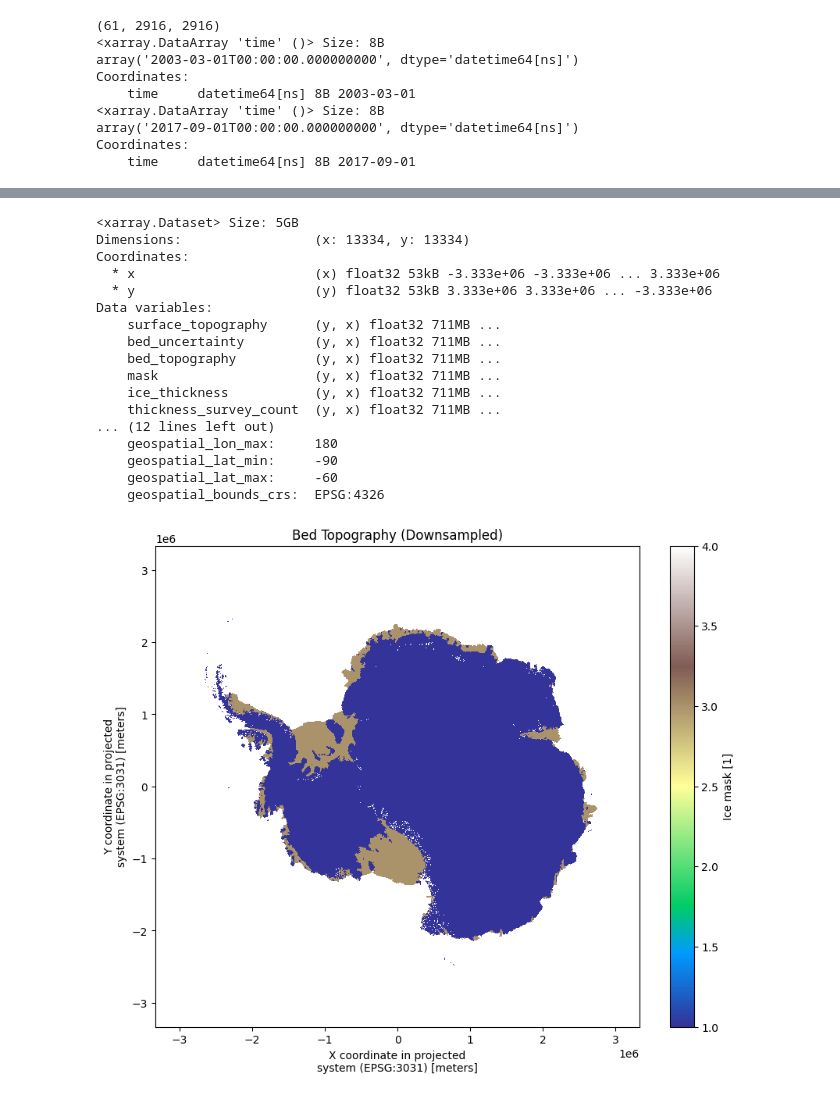
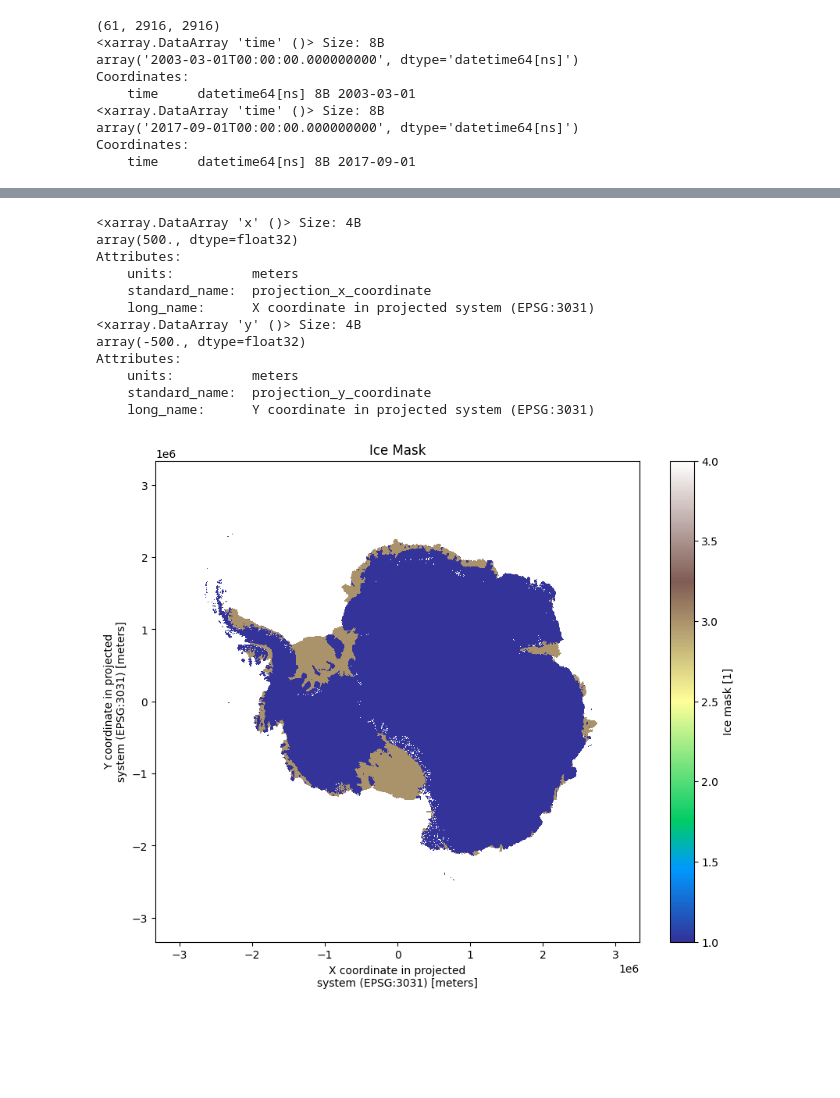
Before and after one commit to isabelle-white/SSH_wind_SI, a Jupyter notebook: mca_shared_izzy/ice_vel_ssh_correl_maps.ipynb, the cells around one changed output, grey strips where cells are left out. Saved outputs shown, nothing was run; the diff lists cells and outputs as text; code cells hidden in the pictures; blank space fills up the shorter version.

```diff
--- a/mca_shared_izzy/ice_vel_ssh_correl_maps.ipynb
+++ b/mca_shared_izzy/ice_vel_ssh_correl_maps.ipynb
@@ -77,37 +77,33 @@ plt.colorbar(mesh_1, ax=ax1, orientation='vertical', label='Melt')
 # %%
-print(bedmap3)
+print(bedmap3['x'][5]-bedmap3['x'][4])
+print(bedmap3['y'][1500]-bedmap3['y'][1499])
 # %% [output]
-<xarray.Dataset> Size: 5GB
-Dimensions:                 (x: 13334, y: 13334)
-Coordinates:
-  * x                       (x) float32 53kB -3.333e+06 -3.333e+06 ... 3.333e+06
-  * y                       (y) float32 53kB 3.333e+06 3.333e+06 ... -3.333e+06
-Data variables:
-    surface_topography      (y, x) float32 711MB ...
-    bed_uncertainty         (y, x) float32 711MB ...
-    bed_topography          (y, x) float32 711MB ...
-    mask                    (y, x) float32 711MB ...
-    ice_thickness           (y, x) float32 711MB ...
-    thickness_survey_count  (y, x) float32 711MB ...
-... (12 lines left out)
-    geospatial_lon_max:     180
-    geospatial_lat_min:     -90
-    geospatial_lat_max:     -60
-    geospatial_bounds_crs:  EPSG:4326
+<xarray.DataArray 'x' ()> Size: 4B
+array(500., dtype=float32)
+Attributes:
+    units:          meters
+    standard_name:  projection_x_coordinate
+    long_name:      X coordinate in projected system (EPSG:3031)
+<xarray.DataArray 'y' ()> Size: 4B
+array(-500., dtype=float32)
+Attributes:
+    units:          meters
+    standard_name:  projection_y_coordinate
+    long_name:      Y coordinate in projected system (EPSG:3031)
 # %%
 import xarray as xr
 import matplotlib.pyplot as plt
 
 # Load dataset
 ds = xr.open_dataset("bedmap3.nc")
 
 # Subset or downsample (e.g., every 10th point)
 bed = ds['mask'][::10, ::10]
 
 # Plot
 plt.figure(figsize=(10, 8))
 bed.plot(cmap='terrain')
-plt.title('Bed Topography (Downsampled)')
+plt.title('Ice Mask')
 plt.show()
 # %% [output]
-[figure, old version]
+[figure, new version]
```
Also changed, not shown: parts of 2 cells of this notebook, 12 other files.
